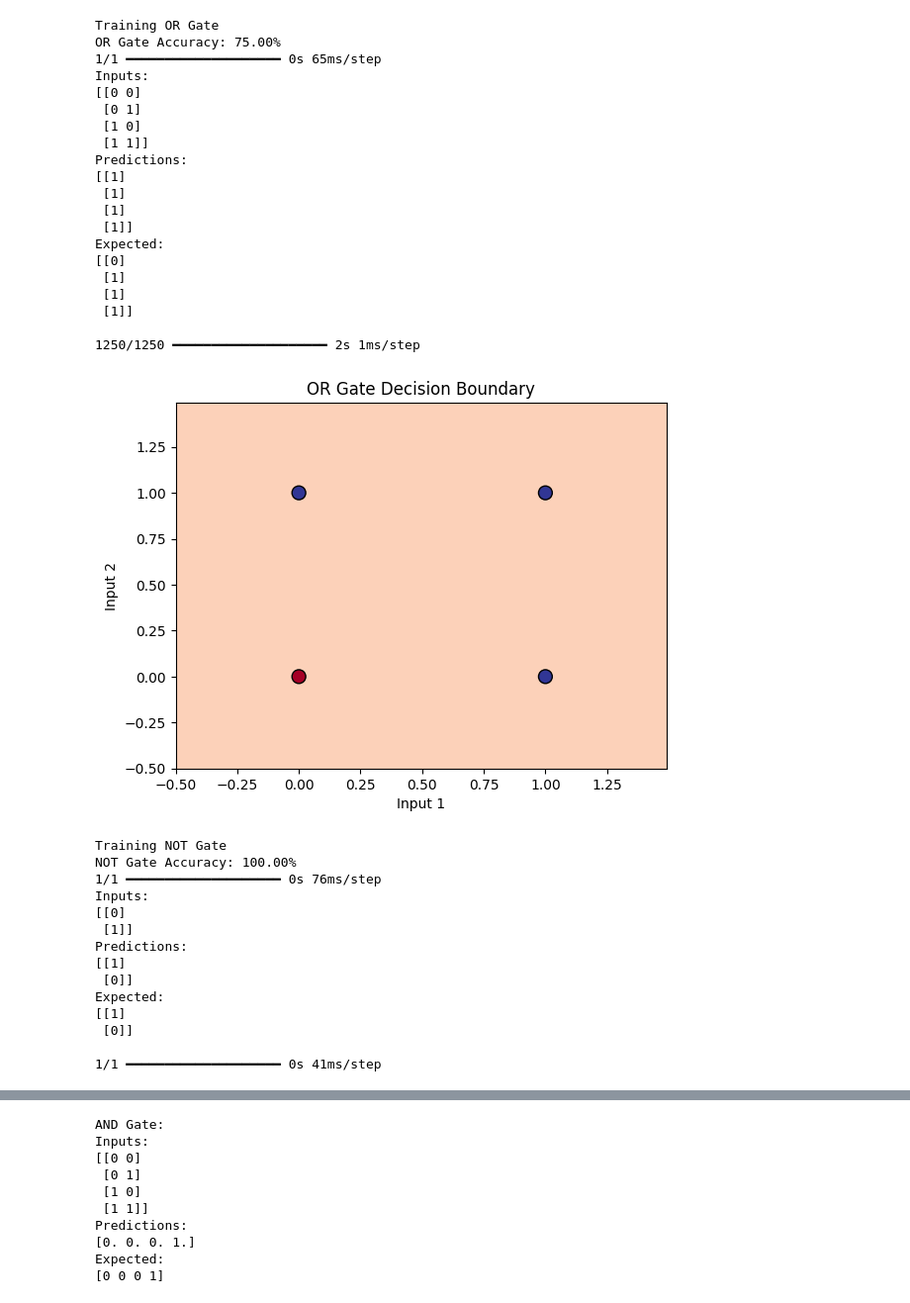
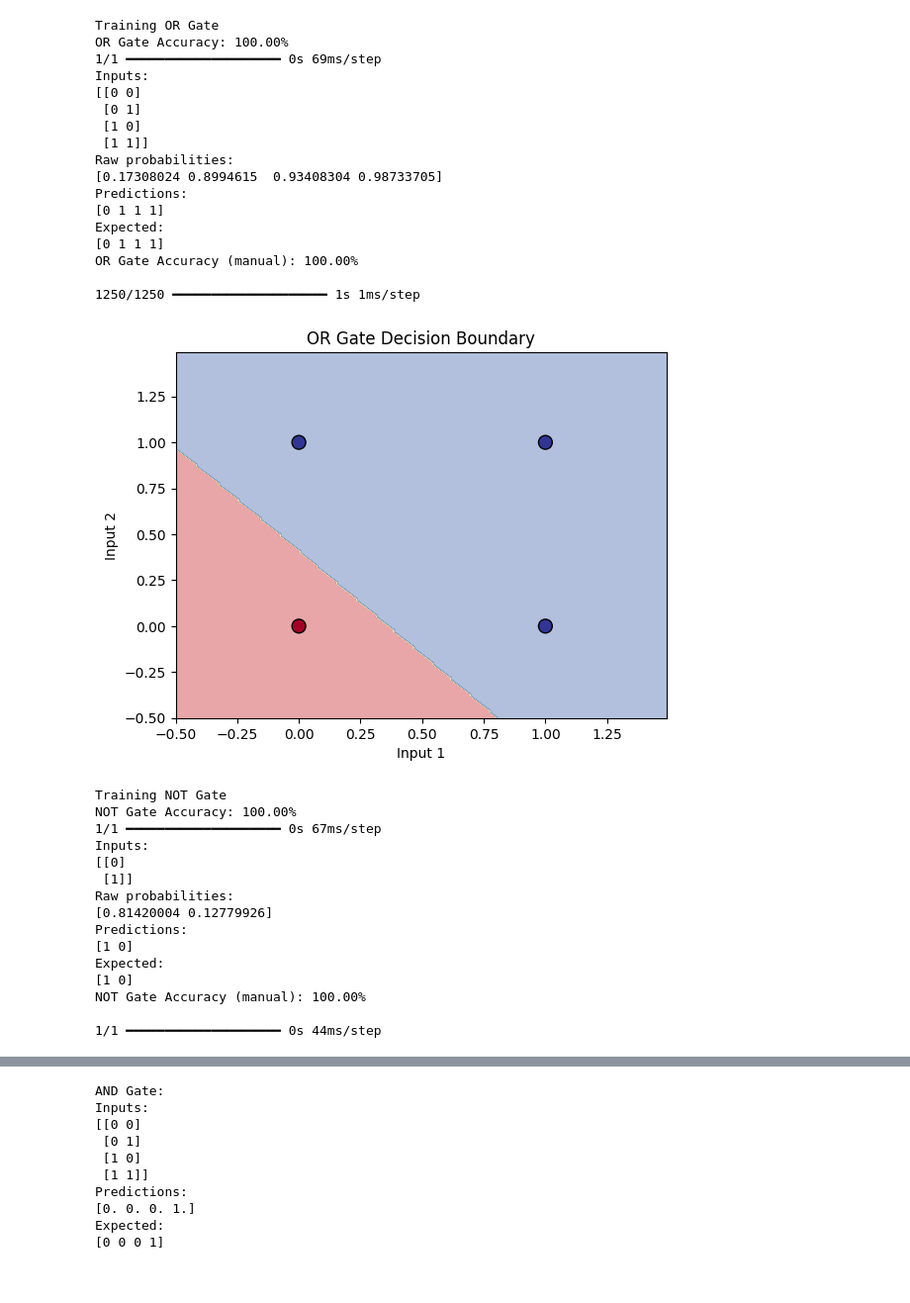
Before and after one commit to JosephJonathanFernandes/Sem7-AI-ML-Honours-Lab-Codes, a Jupyter notebook: NNDL_expt2.ipynb, the cells around one changed output, grey strips where cells are left out. Shown at 99% size. Saved outputs shown, nothing was run; the diff lists cells and outputs as text; code cells hidden in the pictures.

```diff
--- a/NNDL_expt2.ipynb
+++ b/NNDL_expt2.ipynb
@@ -5,6 +5,11 @@ import numpy as np
 import matplotlib.pyplot as plt
 from tensorflow.keras.models import Sequential
 from tensorflow.keras.layers import Dense, Input
+import tensorflow as tf
+
+# Make runs deterministic for debugging (reproducible weights/outputs)
+np.random.seed(0)
+tf.random.set_seed(0)
 
 # Function to build, train, and return a simple ANN for a logic gate
 def train_gate(X, y, gate_name):
@@ -21,15 +26,18 @@ def train_gate(X, y, gate_name):
     model.compile(loss='binary_crossentropy', optimizer='adam', metrics=['accuracy'])
 
     # Train the model
-    model.fit(X, y, epochs=500, verbose=0)
+    model.fit(X, y, epochs=2000, verbose=0)
 
     # Evaluate
     _, accuracy = model.evaluate(X, y, verbose=0)
     print(f"{gate_name} Gate Accuracy: {accuracy*100:.2f}%")
 
     # Predictions
-    predictions = (model.predict(X) > 0.5).astype("int32")
-    print(f"Inputs:\n{X}\nPredictions:\n{predictions}\nExpected:\n{y}\n")
+    # Predictions and raw probabilities
+    probs = model.predict(X)
+    predictions = (probs > 0.5).astype("int32")
+    accuracy = np.mean(predictions == y) * 100.0
+    print(f"Inputs:\n{X}\nRaw probabilities:\n{probs.flatten()}\nPredictions:\n{predictions.flatten()}\nExpected:\n{y.flatten()}\n{gate_name} Gate Accuracy (manual): {accuracy:.2f}%\n")
 
     return model
 
@@ -116,38 +121,36 @@ Expected:
 Training OR Gate
-OR Gate Accuracy: 75.00%
-1/1 ━━━━━━━━━━━━━━━━━━━━ 0s 65ms/step
+OR Gate Accuracy: 100.00%
+1/1 ━━━━━━━━━━━━━━━━━━━━ 0s 69ms/step
 Inputs:
 [[0 0]
  [0 1]
  [1 0]
  [1 1]]
+Raw probabilities:
+[0.17308024 0.8994615  0.93408304 0.98733705]
 Predictions:
-[[1]
- [1]
- [1]
- [1]]
+[0 1 1 1]
 Expected:
-[[0]
- [1]
- [1]
- [1]]
+[0 1 1 1]
+OR Gate Accuracy (manual): 100.00%
 
-1250/1250 ━━━━━━━━━━━━━━━━━━━━ 2s 1ms/step
+1250/1250 ━━━━━━━━━━━━━━━━━━━━ 1s 1ms/step
-[figure, old version]
+[figure, new version]
 Training NOT Gate
 NOT Gate Accuracy: 100.00%
-1/1 ━━━━━━━━━━━━━━━━━━━━ 0s 76ms/step
+1/1 ━━━━━━━━━━━━━━━━━━━━ 0s 67ms/step
 Inputs:
 [[0]
  [1]]
+Raw probabilities:
+[0.81420004 0.12779926]
 Predictions:
-[[1]
- [0]]
+[1 0]
 Expected:
-[[1]
- [0]]
+[1 0]
+NOT Gate Accuracy (manual): 100.00%
 
-1/1 ━━━━━━━━━━━━━━━━━━━━ 0s 41ms/step
+1/1 ━━━━━━━━━━━━━━━━━━━━ 0s 44ms/step
 [figure]
 Training XOR Gate
 XOR Gate Accuracy: 75.00%
```
Also changed, not shown: parts of 1 cell of this notebook.
